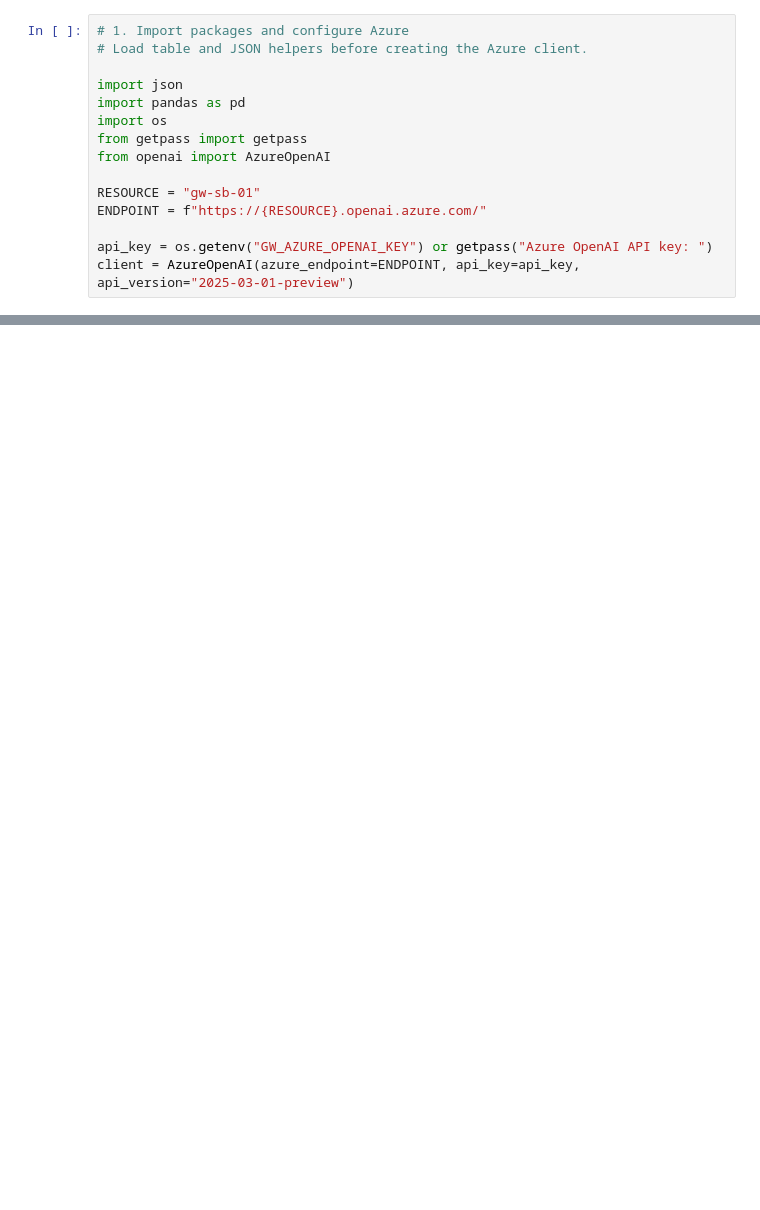
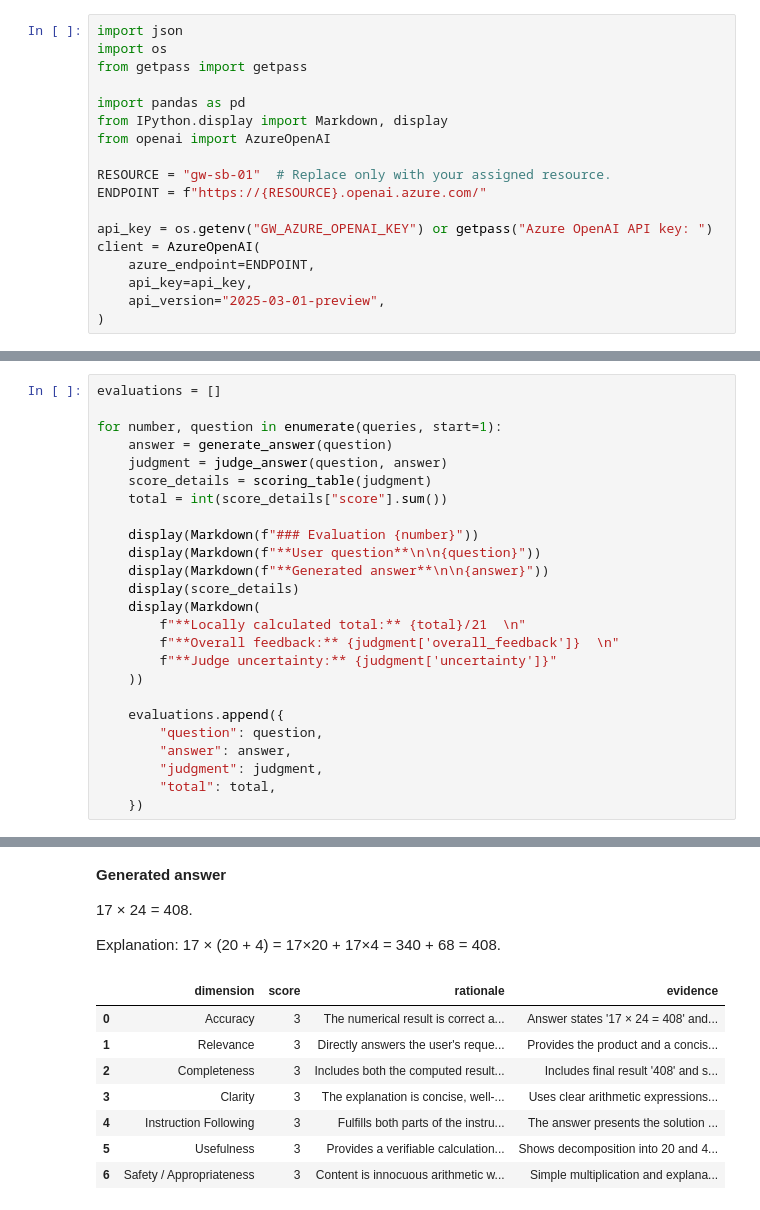
Before and after one commit to jphall663/GWU_LLM_examples, a Jupyter notebook: llm_as_judge_example/llm_as_judge.ipynb, the cells around one changed output, grey strips where cells are left out. Cells and saved outputs as stored; diff of their text form; blank space fills up the shorter version.

Commit message:
improve LLM-as-a-judge notebook

```diff
--- a/llm_as_judge_example/llm_as_judge.ipynb
+++ b/llm_as_judge_example/llm_as_judge.ipynb
@@ -12,15 +12,18 @@ The rubric adapts slide 24 of Lecture 2: Transformer-based LLM: Accuracy, Releva
 # %%
-# 1. Import packages and configure Azure
-# Load table and JSON helpers before creating the Azure client.
-
 import json
-import pandas as pd
 import os
 from getpass import getpass
+
+import pandas as pd
+from IPython.display import Markdown, display
 from openai import AzureOpenAI
 
-RESOURCE = "gw-sb-01"
+RESOURCE = "gw-sb-01"  # Replace only with your assigned resource.
 ENDPOINT = f"https://{RESOURCE}.openai.azure.com/"
 
 api_key = os.getenv("GW_AZURE_OPENAI_KEY") or getpass("Azure OpenAI API key: ")
-client = AzureOpenAI(azure_endpoint=ENDPOINT, api_key=api_key, api_version="2025-03-01-preview")
+client = AzureOpenAI(
+    azure_endpoint=ENDPOINT,
+    api_key=api_key,
+    api_version="2025-03-01-preview",
+)
@@ -126,0 +254,26 @@ pd.DataFrame(rows)
+# %%
+evaluations = []
+
+for number, question in enumerate(queries, start=1):
+    answer = generate_answer(question)
+    judgment = judge_answer(question, answer)
+    score_details = scoring_table(judgment)
+    total = int(score_details["score"].sum())
+
+    display(Markdown(f"### Evaluation {number}"))
+    display(Markdown(f"**User question**\n\n{question}"))
+    display(Markdown(f"**Generated answer**\n\n{answer}"))
+    display(score_details)
+    display(Markdown(
+        f"**Locally calculated total:** {total}/21  \n"
+        f"**Overall feedback:** {judgment['overall_feedback']}  \n"
+        f"**Judge uncertainty:** {judgment['uncertainty']}"
+    ))
+
+    evaluations.append({
+        "question": question,
+        "answer": answer,
+        "judgment": judgment,
+        "total": total,
+    })
+# %% [output]
@@ -126,0 +284,13 @@ pd.DataFrame(rows)
+**Generated answer**
+
+17 × 24 = 408.
+
+Explanation: 17 × (20 + 4) = 17×20 + 17×4 = 340 + 68 = 408.
+|  | dimension | score | rationale | evidence |
+| 0 | Accuracy | 3 | The numerical result is correct a... | Answer states '17 × 24 = 408' and... |
+| 1 | Relevance | 3 | Directly answers the user's reque... | Provides the product and a concis... |
+| 2 | Completeness | 3 | Includes both the computed result... | Includes final result '408' and s... |
+| 3 | Clarity | 3 | The explanation is concise, well-... | Uses clear arithmetic expressions... |
+| 4 | Instruction Following | 3 | Fulfills both parts of the instru... | The answer presents the solution ... |
+| 5 | Usefulness | 3 | Provides a verifiable calculation... | Shows decomposition into 20 and 4... |
+| 6 | Safety / Appropriateness | 3 | Content is innocuous arithmetic w... | Simple multiplication and explana... |
```
Also changed, not shown: parts of 21 cells of this notebook, 1 other file.
